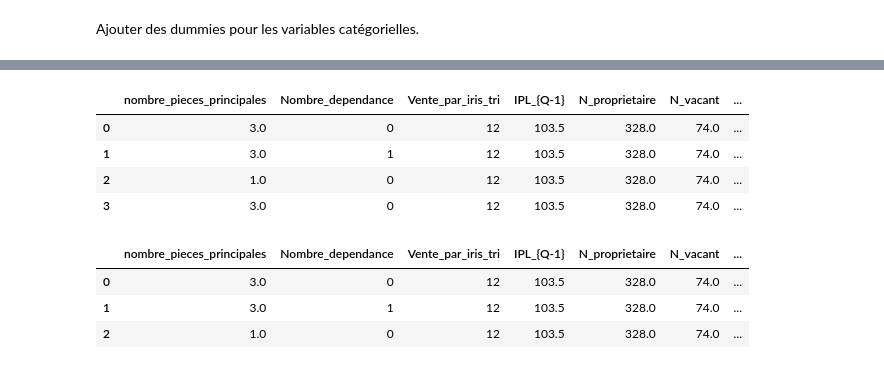
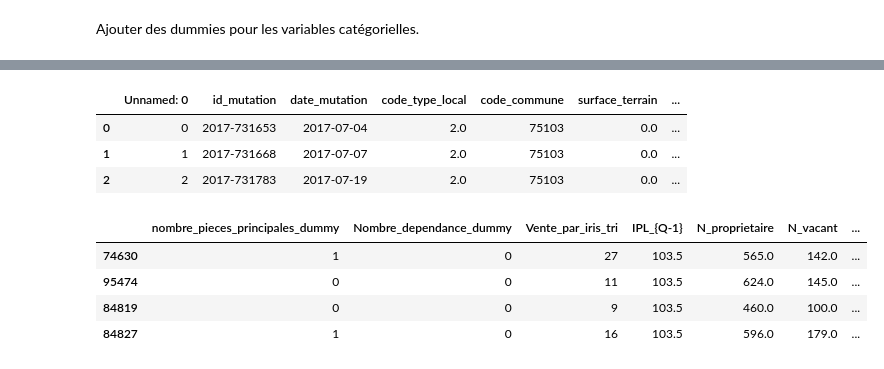
Before and after one commit to Clotilde-23/BDC, a Jupyter notebook: Notebooks/OLS.ipynb, the cells around one changed output, grey strips where cells are left out. Saved outputs shown, nothing was run; the diff lists cells and outputs as text; code cells hidden in the pictures.

Commit message:
OLS avec var temp et geo

```diff
--- a/Notebooks/OLS.ipynb
+++ b/Notebooks/OLS.ipynb
@@ -60,8 +49,41 @@ df = pd.get_dummies(data=X, drop_first=True)
+# %%
+df, col_arrondissement = dummies_pr_var_cat(df, 'Arrondissement')
+# %%
+df, col_month = dummies_pr_var_cat(df, 'Month')
+# %%
+#df = df.merge(tab, how = 'left', right_index = True, left_index = True)
+df.head(3)
+# %% [output]
+|  | Unnamed: 0 | id_mutation | date_mutation | code_type_local | code_commune | surface_terrain | ... |
+| 0 | 0 | 2017-731653 | 2017-07-04 | 2.0 | 75103 | 0.0 | ... |
+| 1 | 1 | 2017-731668 | 2017-07-07 | 2.0 | 75103 | 0.0 | ... |
+| 2 | 2 | 2017-731783 | 2017-07-19 | 2.0 | 75103 | 0.0 | ... |
+# %%
+# Définition du dataset
+# Sélectionner Paris sur les appartements (2) + sélection sur les quantiles
+df_model = filter_quantile(df[df.code_type_local == 2], 'Prix_m2', 0.1, 0.99)
+
+    # Définition des var explicatives
+features_OLS_hors_geotemp = ['nombre_pieces_principales_dummy', 'Nombre_dependance_dummy', 'Vente_par_iris_tri',
+               'IPL_{Q-1}', 'N_proprietaire', 'N_vacant', 'N_apparts']
+
+# Pour les features geo : col_arrondissement OU col_iris
+feature_geo = col_arrondissement
+
+# Pour les features geo : col_month OU col_trimestre
+feature_temp = col_month
+
+    # Def de l'output
+label = 'Prix_m2'
+# %%
+# Split des données en TRAIN et TEST
+features_OLS = features_OLS_hors_geotemp + feature_geo + feature_temp
+X_train, X_test, y_train, y_test = split_temporel_V1(df_model, features_OLS, label)
 # %%
-df.head(4)
+X_train.head(4)
 # %% [output]
-|  | nombre_pieces_principales | Nombre_dependance | Vente_par_iris_tri | IPL_{Q-1} | N_proprietaire | N_vacant | ... |
-| 0 | 3.0 | 0 | 12 | 103.5 | 328.0 | 74.0 | ... |
-| 1 | 3.0 | 1 | 12 | 103.5 | 328.0 | 74.0 | ... |
-| 2 | 1.0 | 0 | 12 | 103.5 | 328.0 | 74.0 | ... |
-| 3 | 3.0 | 0 | 12 | 103.5 | 328.0 | 74.0 | ... |
+|  | nombre_pieces_principales_dummy | Nombre_dependance_dummy | Vente_par_iris_tri | IPL_{Q-1} | N_proprietaire | N_vacant | ... |
+| 74630 | 1 | 0 | 27 | 103.5 | 565.0 | 142.0 | ... |
+| 95474 | 0 | 0 | 11 | 103.5 | 624.0 | 145.0 | ... |
+| 84819 | 0 | 0 | 9 | 103.5 | 460.0 | 100.0 | ... |
+| 84827 | 1 | 0 | 16 | 103.5 | 596.0 | 179.0 | ... |
@@ -79,7 +89,0 @@ label = 'Prix_m2'
-# %%
-df_model.head(3)
-# %% [output]
-|  | nombre_pieces_principales | Nombre_dependance | Vente_par_iris_tri | IPL_{Q-1} | N_proprietaire | N_vacant | ... |
-| 0 | 3.0 | 0 | 12 | 103.5 | 328.0 | 74.0 | ... |
-| 1 | 3.0 | 1 | 12 | 103.5 | 328.0 | 74.0 | ... |
-| 2 | 1.0 | 0 | 12 | 103.5 | 328.0 | 74.0 | ... |
```
Also changed, not shown: parts of 16 cells of this notebook, 2 other files.
